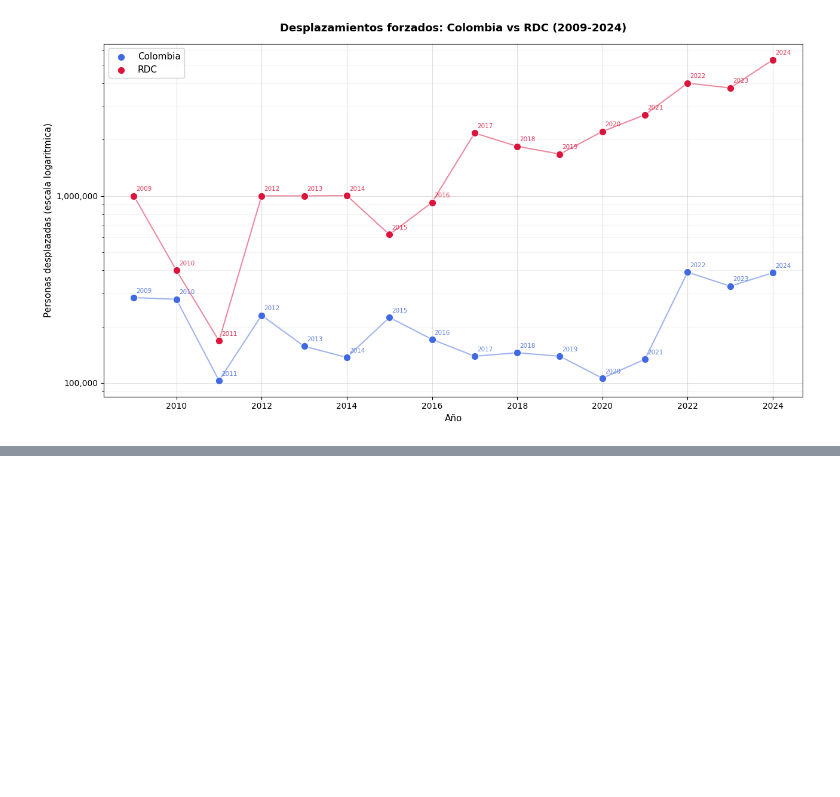
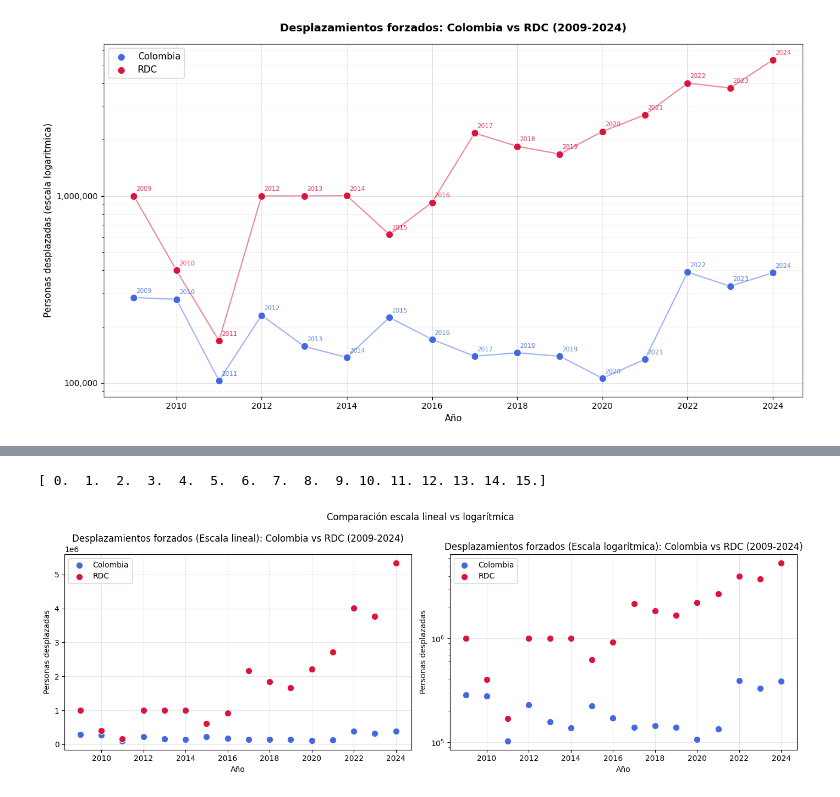
Before and after one commit to FAB-V-V/Calculo, a Jupyter notebook: rafadamedametrabajo.ipynb, the cells around one changed output, grey strips where cells are left out. Drawn from its saved outputs; the diff is of its cells as text; code cells hidden in the pictures; blank space fills up the shorter version.

```diff
--- a/rafadamedametrabajo.ipynb
+++ b/rafadamedametrabajo.ipynb
@@ -58,0 +70,5 @@ plt.show()
+# %%
+df=pd.read_csv("desplazamientos_colombia_rdc.csv")
+
+print("Tabla de datos")
+print(df.to_string(index=False))
@@ -58,0 +94,36 @@ plt.show()
+# %%
+list_years = df["Year"].values
+años_finales = (list_years - list_years[0]).astype(float)
+
+list_colombia = df["Colombia"].values.astype(float)
+list_rdc = df["RDC"].values.astype(float)
+
+print(años_finales)
+# %% [output]
+[ 0.  1.  2.  3.  4.  5.  6.  7.  8.  9. 10. 11. 12. 13. 14. 15.]
+# %%
+fig,ax=plt.subplots(1, 2, figsize=(14, 5))
+
+
+ax[0].scatter(list_years, list_colombia, color="royalblue", s=80, label="Colombia", zorder=3, edgecolors="white", linewidths=0.8)
+ax[0].scatter(list_years, list_rdc, color="crimson", s=80, label="RDC", zorder=3, edgecolors="white", linewidths=0.8)
+ax[0].set_title("Desplazamientos forzados (Escala lineal): Colombia vs RDC (2009-2024)")
+ax[0].set_xlabel("Año")
+ax[0].set_ylabel("Personas desplazadas")
+ax[0].legend()
+ax[0].grid(True, alpha=0.3)
+
+ax[1].scatter(list_years, list_colombia, color="royalblue", s=80, label="Colombia", zorder=3, edgecolors="white", linewidths=0.8)
+ax[1].scatter(list_years, list_rdc, color="crimson", s=80, label="RDC", zorder=3, edgecolors="white", linewidths=0.8)
+ax[1].set_yscale("log")
+ax[1].set_title("Desplazamientos forzados (Escala logarítmica): Colombia vs RDC (2009-2024)")
+ax[1].set_xlabel("Año")
+ax[1].set_ylabel("Personas desplazadas")
+ax[1].legend()
+ax[1].grid(True, alpha=0.3)
+
+plt.suptitle("Comparación escala lineal vs logarítmica")
+plt.tight_layout()
+plt.show()
+# %% [output]
+[figure, added]
```
Also changed, not shown: parts of 5 cells of this notebook, 1 other file.
